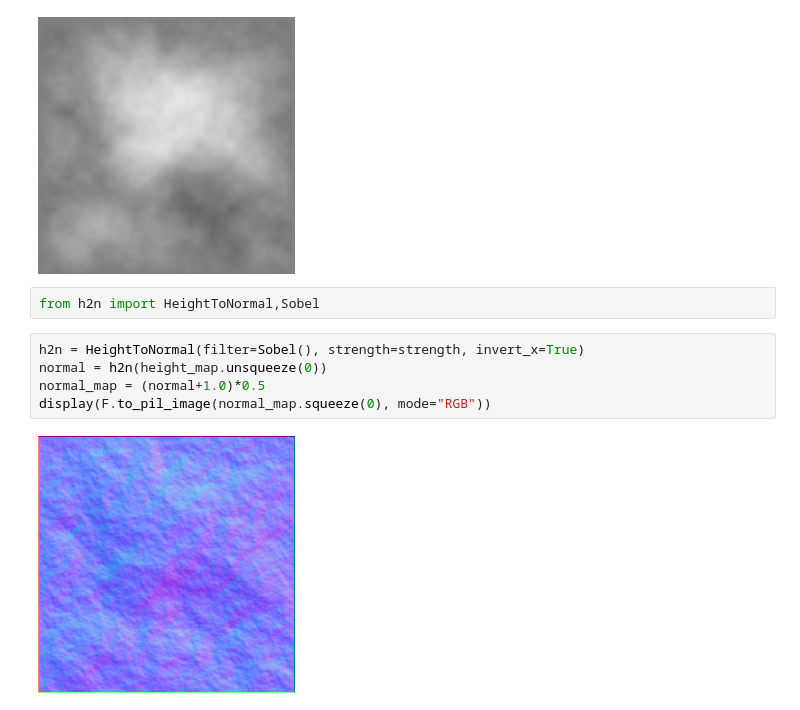
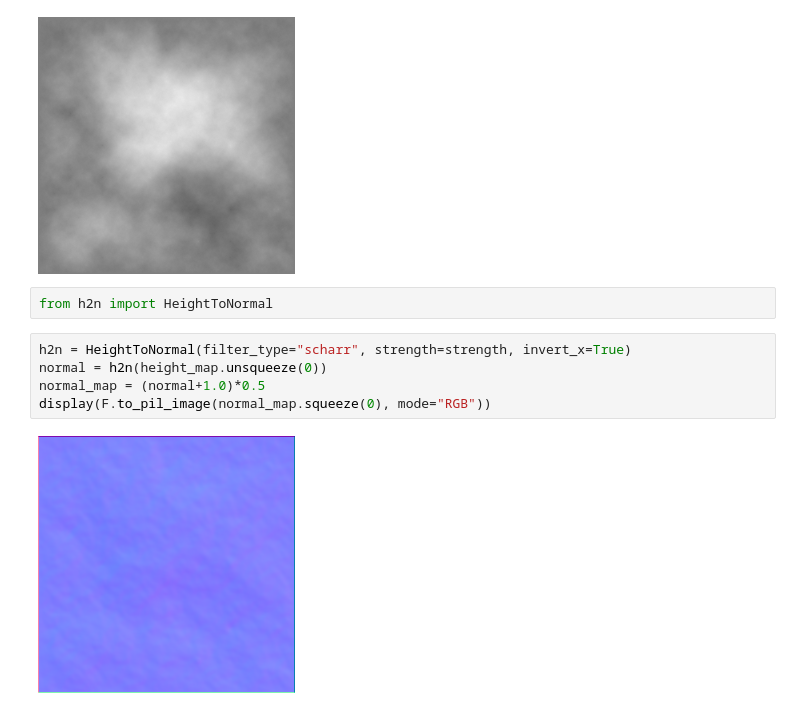
Before and after one commit to ksang/height2normal, a Jupyter notebook: demo.ipynb, the cells around one changed output. Saved outputs shown, nothing was run; the diff lists cells and outputs as text.

```diff
--- a/demo.ipynb
+++ b/demo.ipynb
@@ -19,11 +19,11 @@ display(F.to_pil_image(height_map, mode="L"))
 # %% [output]
 [figure]
 # %%
-from h2n import HeightToNormal,Sobel
+from h2n import HeightToNormal
 # %%
-h2n = HeightToNormal(filter=Sobel(), strength=strength, invert_x=True)
+h2n = HeightToNormal(filter_type="scharr", strength=strength, invert_x=True)
 normal = h2n(height_map.unsqueeze(0))
 normal_map = (normal+1.0)*0.5
 display(F.to_pil_image(normal_map.squeeze(0), mode="RGB"))
 # %% [output]
-[figure, old version]
+[figure, new version]
```
Also changed, not shown: 1 other file.
